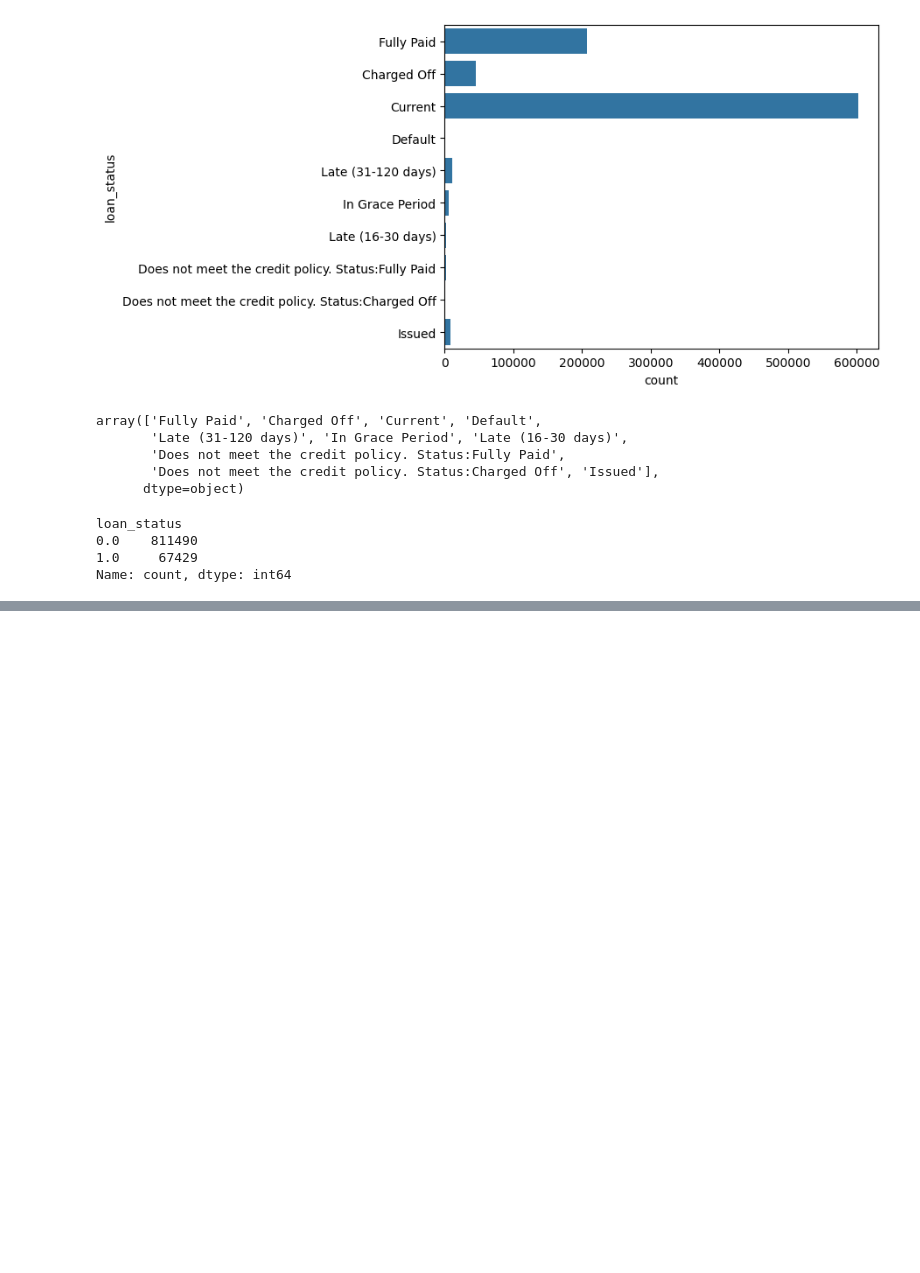
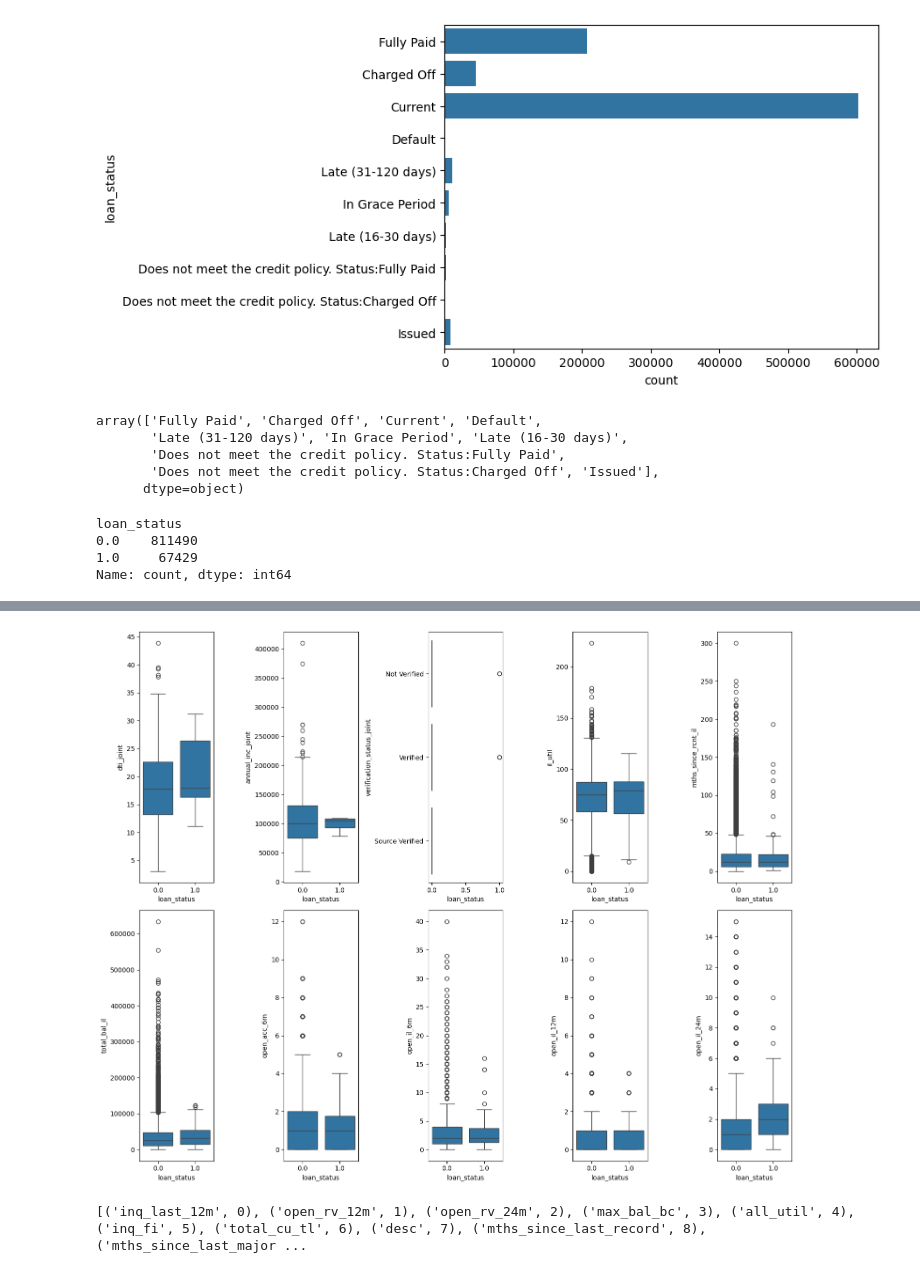
Before and after one commit to jinnn11/Credit-risk-analysis, a Jupyter notebook: credit.ipynb, the cells around one changed output, grey strips where cells are left out. Drawn from its saved outputs; the diff is of its cells as text; code cells hidden in the pictures; blank space fills up the shorter version.

```diff
--- a/credit.ipynb
+++ b/credit.ipynb
@@ -176,3 +146,11 @@ loan_status
 0.0    811490
 1.0     67429
 Name: count, dtype: int64
+# %%
+missing_lot = ['dti_joint', 'annual_inc_joint', 'verification_status_joint', 'il_util',
+       'mths_since_rcnt_il', 'total_bal_il', 'open_acc_6m', 'open_il_6m',
+       'open_il_12m', 'open_il_24m', 'inq_last_12m', 'open_rv_12m',
+       'open_rv_24m', 'max_bal_bc', 'all_util', 'inq_fi', 'total_cu_tl',
+       'desc', 'mths_since_last_record', 'mths_since_last_major_derog',
+       'mths_since_last_delinq', 'loan_status']
+df_new = df[missing_lot].copy()
@@ -178,0 +185,23 @@ Name: count, dtype: int64
+# %%
+# nums = [i for i in range(21)]
+# missing_lot_no = list(zip(missing_lot[:-1], nums))
+nums = [i for i in range(10)]
+missing_lot_no = list(zip(missing_lot[:-1], nums))
+
+fig, axes = plt.subplots(2, 5, figsize=(15,12))
+axes = axes.ravel()
+for att, i in missing_lot_no:
+        # print(att)
+        ax = axes[i]
+        sns.boxplot(x='loan_status', y=att, data=df, ax=ax)
+
+plt.tight_layout()
+plt.show()
+# %% [output]
+[figure, added]
+# %%
+nums = [i for i in range(11)]
+missing_lot_no = list(zip(missing_lot[10:-1], nums))
+print(missing_lot_no)
+# %% [output]
+[('inq_last_12m', 0), ('open_rv_12m', 1), ('open_rv_24m', 2), ('max_bal_bc', 3), ('all_util', 4), ('inq_fi', 5), ('total_cu_tl', 6), ('desc', 7), ('mths_since_last_record', 8), ('mths_since_last_major ...
```
Also changed, not shown: parts of 10 cells of this notebook.
